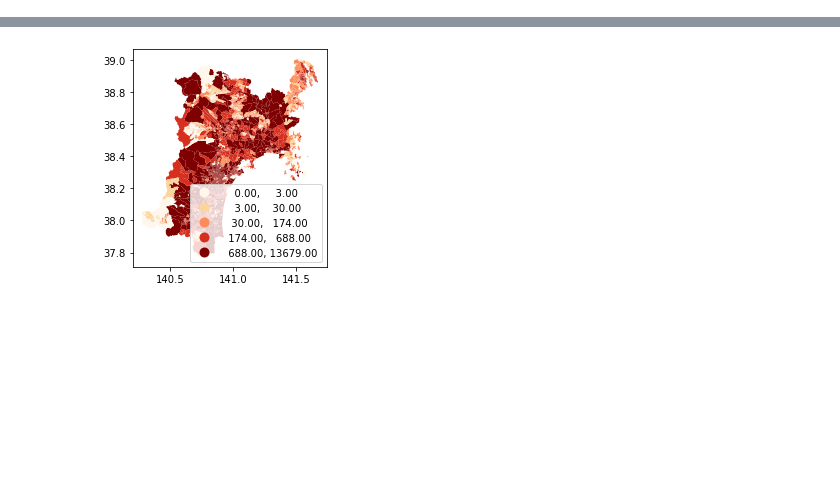
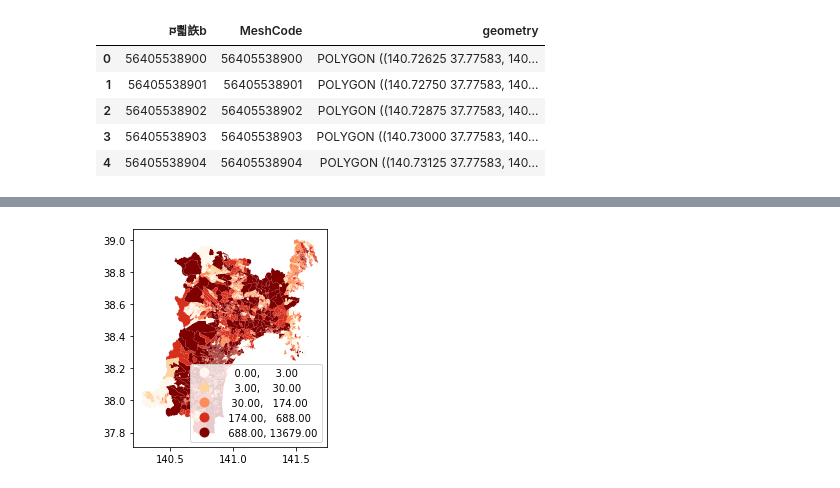
Before and after one commit to erick2307/tsuevac, a Jupyter notebook: pre/tests.ipynb, the cells around one changed output, grey strips where cells are left out. Saved outputs shown, nothing was run; the diff lists cells and outputs as text; code cells hidden in the pictures; blank space fills up the shorter version.

```diff
--- a/pre/tests.ipynb
+++ b/pre/tests.ipynb
@@ -1,3 +1,15 @@
+# %%
+import geopandas as gpd
+
+gdf = gpd.read_file('/Users/erick/ReGID Dropbox/zDATA/平成22年国勢調査100mメッシュ推計データ/Miyagi_Census.shp')
+gdf.head()
+# %% [output]
+|  | ᰐ쁿䛈b | MeshCode | geometry |
+| 0 | 56405538900 | 56405538900 | POLYGON ((140.72625 37.77583, 140... |
+| 1 | 56405538901 | 56405538901 | POLYGON ((140.72750 37.77583, 140... |
+| 2 | 56405538902 | 56405538902 | POLYGON ((140.72875 37.77583, 140... |
+| 3 | 56405538903 | 56405538903 | POLYGON ((140.73000 37.77583, 140... |
+| 4 | 56405538904 | 56405538904 | POLYGON ((140.73125 37.77583, 140... |
 # %%
 import getPopulation as gp
 
```
Also changed, not shown: parts of 2 cells of this notebook, 20 other files.
